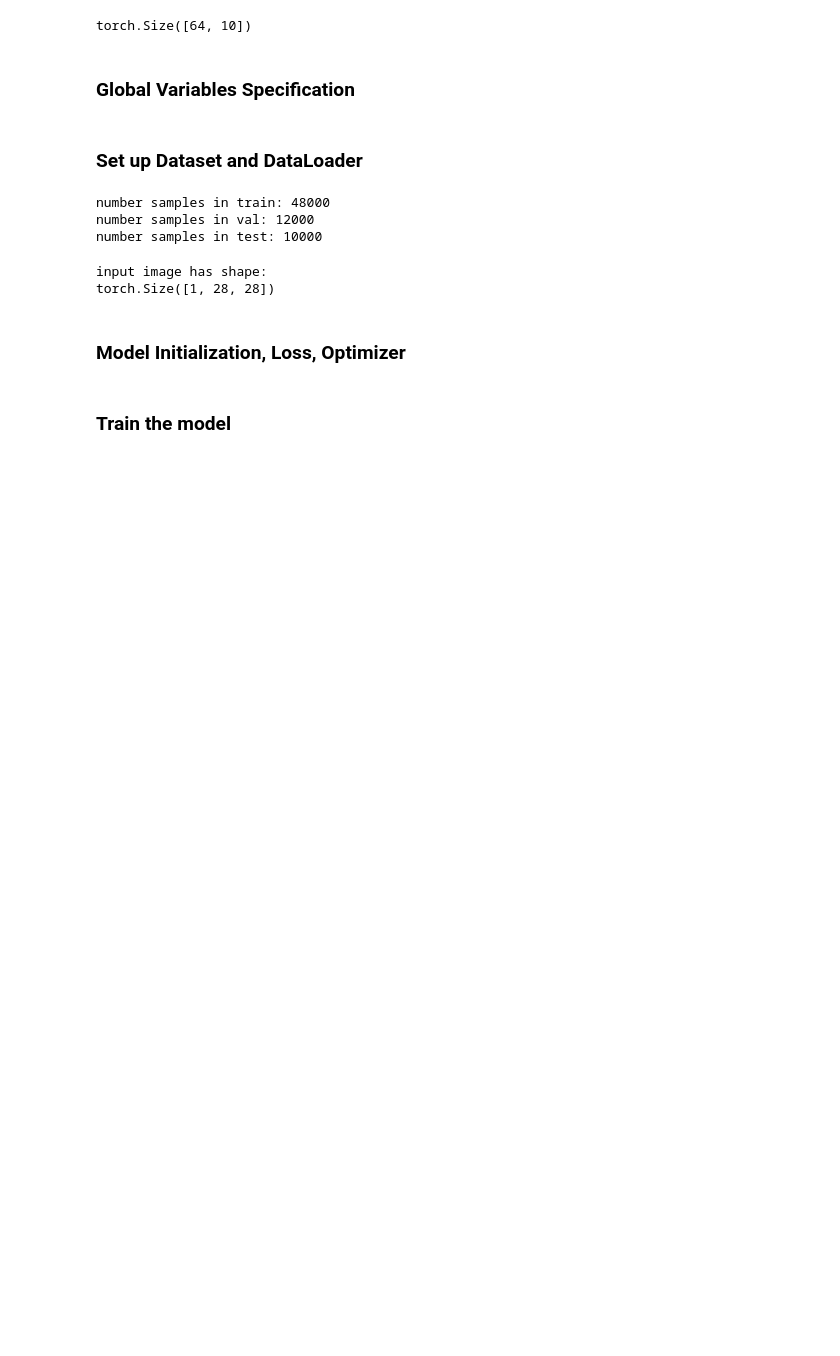
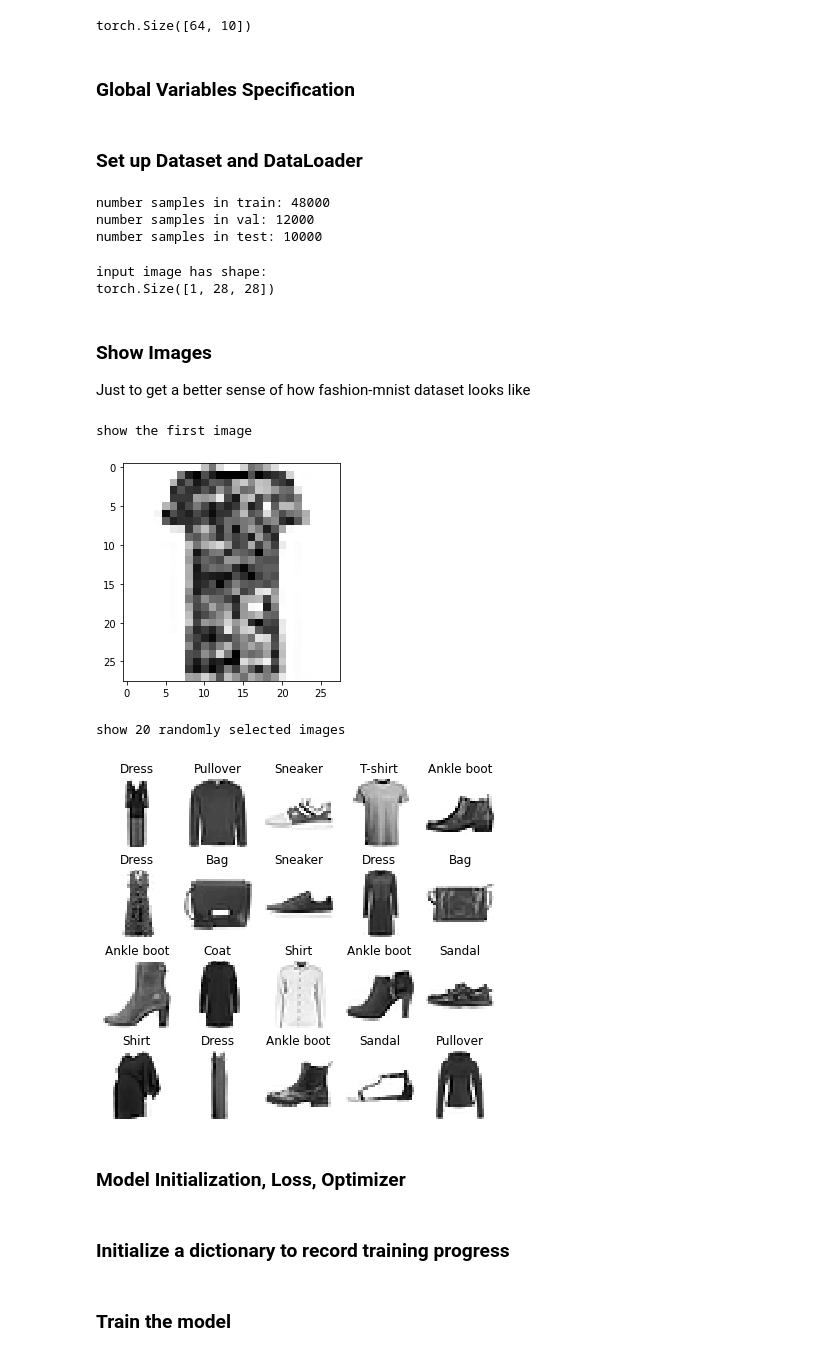
Before and after one commit to YantingHuang/pytroch-training-2021_spring, a Jupyter notebook: 02_fully_connected_neural_net.ipynb, the cells around one changed output. Drawn from its saved outputs; the diff is of its cells as text; code cells hidden in the pictures; blank space fills up the shorter version.

Commit message:
add visualization for fcn notebook

```diff
--- a/02_fully_connected_neural_net.ipynb
+++ b/02_fully_connected_neural_net.ipynb
@@ -80,6 +85,42 @@ print(image.shape)
 # %% [output]
 input image has shape:
 torch.Size([1, 28, 28])
+# %% [markdown]
+### Show Images
+Just to get a better sense of how fashion-mnist dataset looks like
+# %%
+def show_single_image(dataset, image_index):
+    image, label = dataset[image_index]
+    image = torch.squeeze(image).numpy()
+    plt.imshow(image, cmap="binary")
+    plt.show()
+
+def show_imgs(n_rows, n_cols, dataset, class_names):
+    assert n_rows * n_cols < len(dataset)
+    selected_indicies = random.sample(range(len(dataset)), n_rows * n_cols)
+    plt.figure(figsize = (n_cols * 1.4, n_rows * 1.6))
+    for row in range(n_rows):
+        for col in range(n_cols):
+            index = n_cols * row + col
+            plt.subplot(n_rows, n_cols, index+1)
+            image_index = selected_indicies[index]
+            image, label = dataset[image_index]
+            image = torch.squeeze(image).numpy()
+            plt.imshow(image, cmap="binary", interpolation = 'nearest')
+            plt.axis('off')
+            plt.title(class_names[label])
+    plt.show()
+# %%
+class_names = ['T-shirt', 'Trouser', 'Pullover', 'Dress', 'Coat', 'Sandal', 'Shirt', 'Sneaker', 'Bag', 'Ankle boot']
+print("show the first image")
+show_single_image(train_dataset, image_index=0)
+print("show 20 randomly selected images")
+show_imgs(4, 5, train_dataset, class_names)
+# %% [output]
+show the first image
+[figure, added]
+show 20 randomly selected images
+[figure, added]
 # %% [markdown]
 ### Model Initialization, Loss, Optimizer
 # %%
@@ -88,3 +129,5 @@ clf.to(device)
 
 criterion = nn.CrossEntropyLoss()
 optimizer = optim.Adam(clf.parameters(), lr=learning_rate)
+# %% [markdown]
+### Initialize a dictionary to record training progress
```
Also changed, not shown: parts of 12 cells of this notebook.
